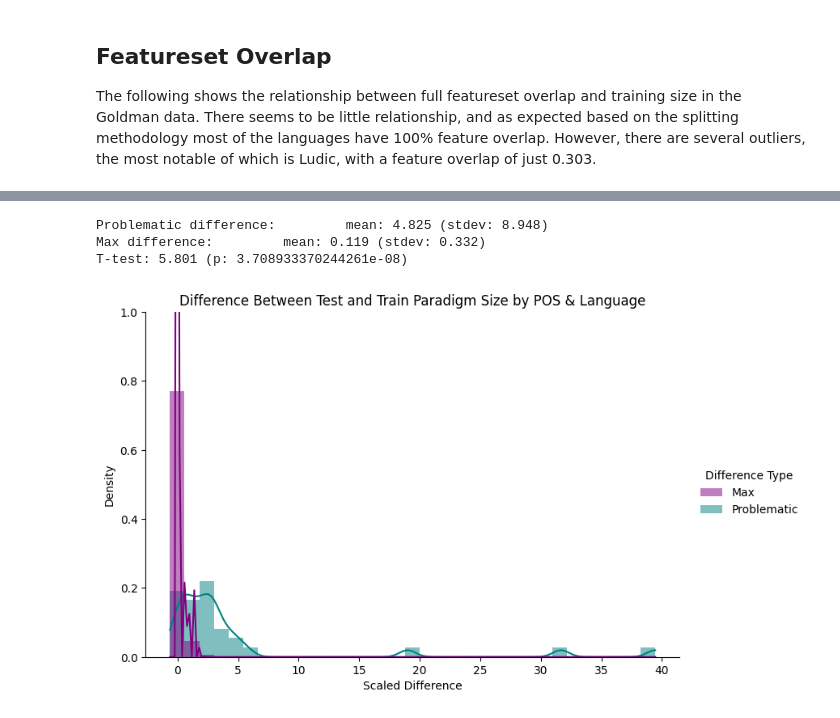
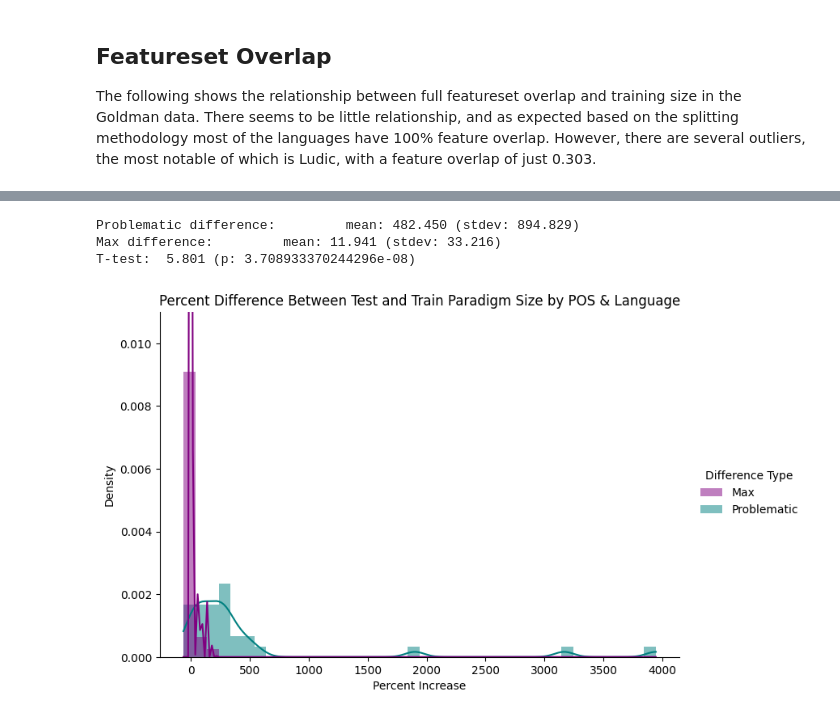
Before and after one commit to paynesa/qp2, a Jupyter notebook: code/exploration_plotting.ipynb, the cells around one changed output, grey strips where cells are left out. Cells and saved outputs as stored; diff of their text form; code cells hidden in the pictures.

Commit message:
initial data exploration done

```diff
--- a/code/exploration_plotting.ipynb
+++ b/code/exploration_plotting.ipynb
@@ -97,57 +126,68 @@ POS: V.PTCP
 # %%
+# We'll store the differences and the type of differences in two lists
 differences = []
 labels = []
+
 for ovlp, lang in zip(overlap, languages):
-    if ovlp < 1:
-        res = investigate_feature_overlap(f"{PATH_TO_DATA}/{lang}", verbose=False)
-        for pos in res:
+    # This gives a dictionary with the mean, stdev, and max paradigm size for train, test, and problematic lemmas
+    res = investigate_feature_overlap(f"{PATH_TO_DATA}/{lang}", verbose=False)
+    # Examine each POS for each language
+    for pos in res:
+        label = ""
+        # If there's not 100% overlap, measure the difference between the average problematic & train paradigm size
+        if ovlp < 1:
             if "problematic" in res[pos]:
                 train = res[pos]["train"][0]
                 test = res[pos]["problematic"][0]
-                difference = (test - train) / train
-                differences.append(difference)
-                labels.append("Problematic")
-    else:
-        res = investigate_feature_overlap(f"{PATH_TO_DATA}/{lang}", verbose=False)
-        for pos in res:
+                label = "Problematic"
+        # If there is 100% overlap, measure the difference between the max & train paradigm size
+        else:
             if "test" in res[pos]:
                 train = res[pos]["train"][0]
                 test = res[pos]["test"][-1]
-                difference = (test - train) / train
-                differences.append(difference)
-                labels.append("Max")
+                label = "Max"
+        # If we found one of the above, append the percent increase and label to the list
+        if label:
+            difference = 100 * (test - train) / train
+            differences.append(difference)
+            labels.append(label)
 
 
-df = pd.DataFrame({"Difference Type": labels, "Scaled Difference": differences})
+# Create a DF for plotting, plot it, and save the plot
+df = pd.DataFrame({"Difference Type": labels, "Percent Increase": differences})
 sns.displot(df,
             palette=["purple", "teal"],
             linewidth=0,
             alpha=0.5,
-            x="Scaled Difference",
+            x="Percent Increase",
             hue="Difference Type",
             kde=True,
-            kde_kws={"bw_method": 0.05, "bw_adjust": 1.5},
-            binwidth=1.2,
+            kde_kws={"bw_method": 0.3, "bw_adjust": 0.3},
+            binwidth=100,
             common_norm=False,
             stat="density",
             aspect=1.5
            )
-plt.ylim(0.0, 1)
-plt.title("Difference Between Test and Train Paradigm Size by POS & Language")
+plt.ylim(0.0, 0.011)
+plt.title("Percent Difference Between Test and Train Paradigm Size by POS & Language")
 plt.savefig("../writeup/figs/percent_increase.png", dpi=500, bbox_inches='tight')
 
+
+# Now, we run some stats over the problematic and max data
 difference_problematic = df.loc[df['Difference Type'] == "Problematic"]
 difference_max = df.loc[df['Difference Type'] == "Max"]
 
+# Get the mean and standard deviation in percent increase
 for data in [difference_problematic, difference_max]:
     label = list(data["Difference Type"])[0]
-    data = data["Scaled Difference"]
+    data = data["Percent Increase"]
     print(f"{label} difference: \tmean: {np.average(data):.3f} (stdev: {np.std(data):.3f})")
 
-ttest = stats.ttest_ind(difference_problematic["Scaled Difference"], difference_max["Scaled Difference"])
-print(f"T-test: {ttest.statistic :.3f} (p: {ttest.pvalue})")
+# Run an unpaired t-test
+ttest = stats.ttest_ind(difference_problematic["Percent Increase"], difference_max["Percent Increase"])
+print(f"T-test:\t {ttest.statistic :.3f} (p: {ttest.pvalue})")
 # %% [output]
-Problematic difference:         mean: 4.825 (stdev: 8.948)
-Max difference:         mean: 0.119 (stdev: 0.332)
-T-test: 5.801 (p: 3.708933370244261e-08)
+Problematic difference:         mean: 482.450 (stdev: 894.829)
+Max difference:         mean: 11.941 (stdev: 33.216)
+T-test:  5.801 (p: 3.708933370244296e-08)
-[figure, old version]
+[figure, new version]
```
Also changed, not shown: parts of 18 cells of this notebook, 4 other files.
